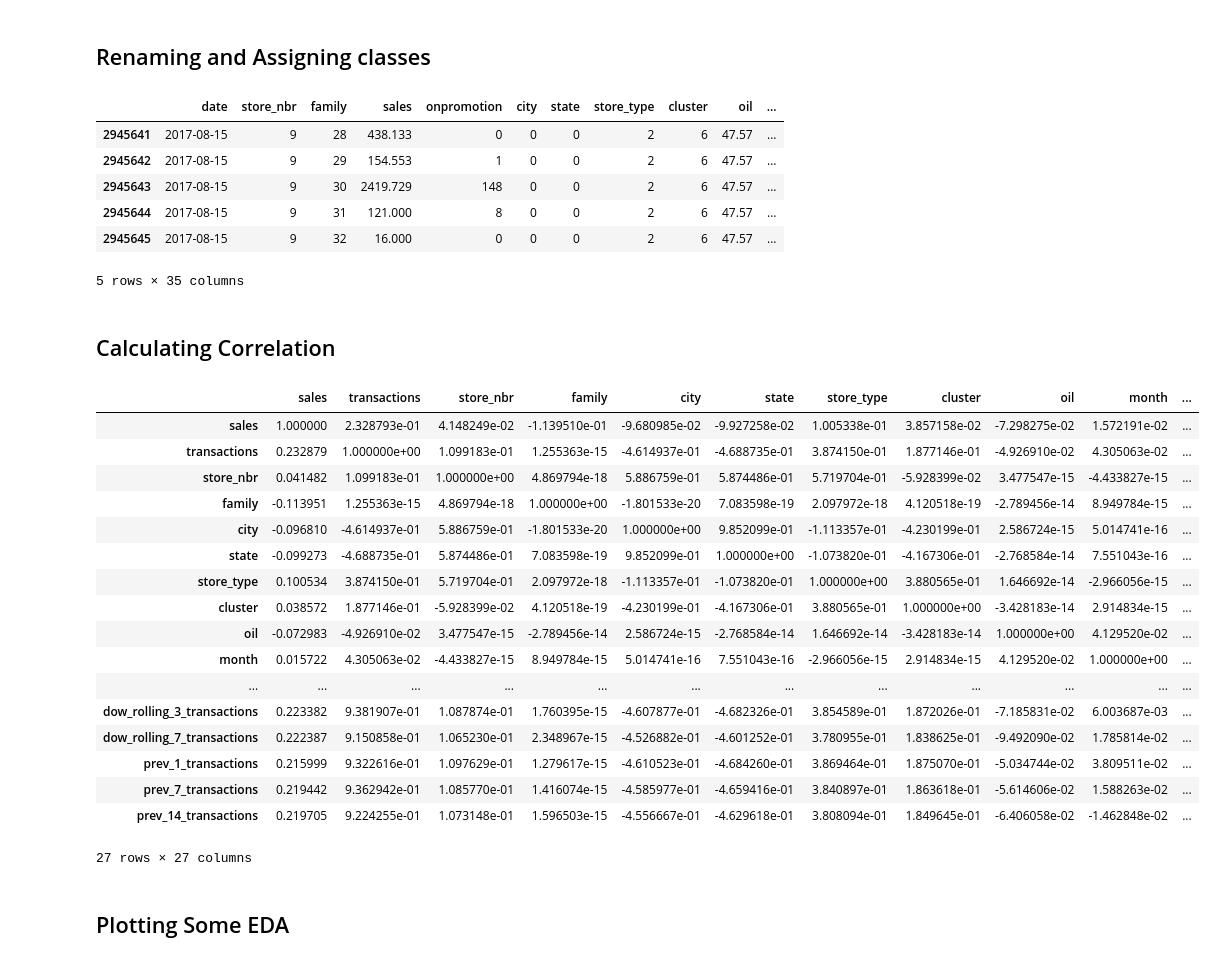
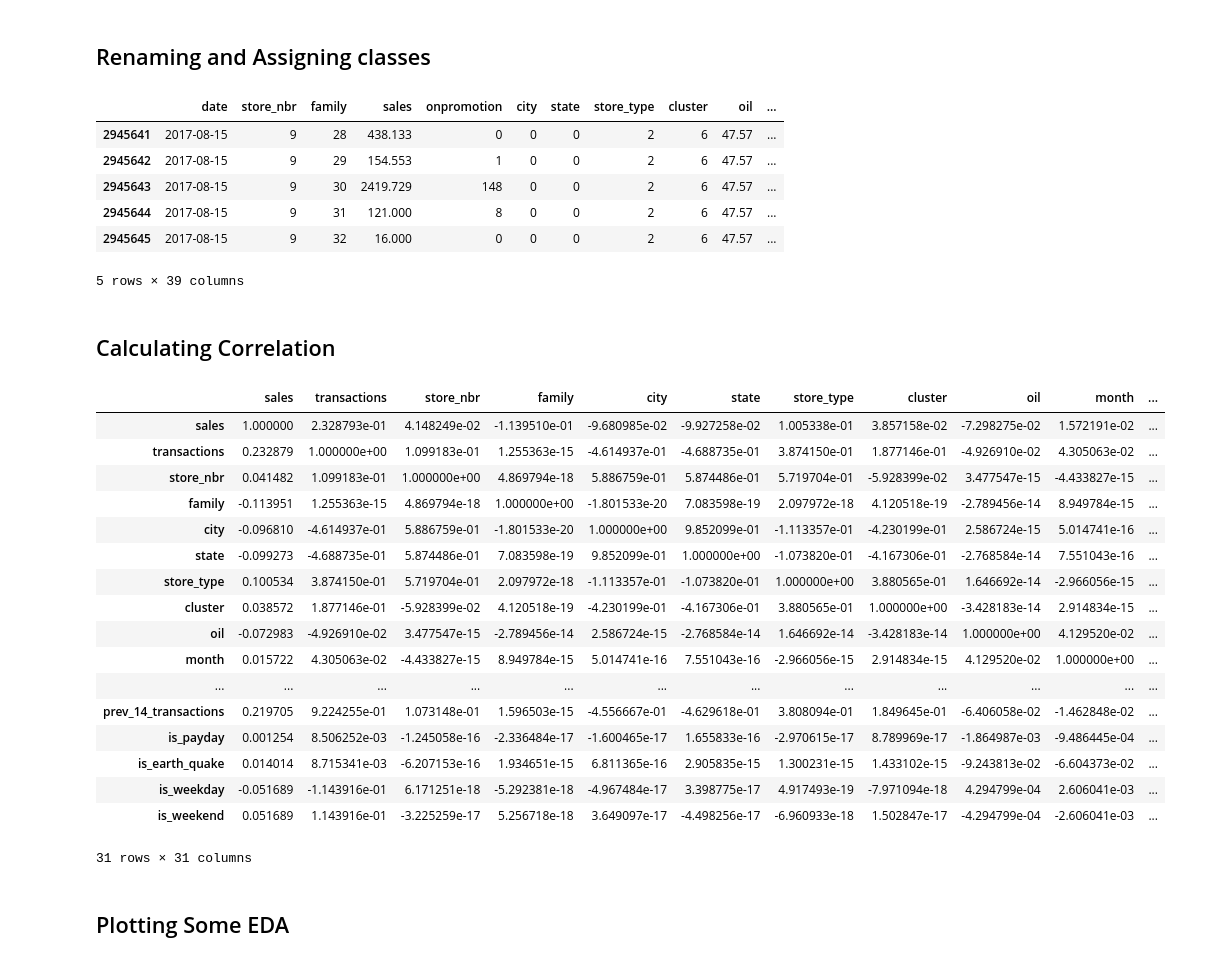
Before and after one commit to Crashprn/KaggleComps, a Jupyter notebook: Store_Sales/data_preprocessing.ipynb, the cells around one changed output. Drawn from its saved outputs; the diff is of its cells as text; code cells hidden in the pictures.

```diff
--- a/Store_Sales/data_preprocessing.ipynb
+++ b/Store_Sales/data_preprocessing.ipynb
@@ -98,6 +98,11 @@ rolling_db = grouped_apply_agg(
 
 db = db.merge(rolling_db, on=['date','store_nbr', 'family'], how='left')
 
+db['is_payday'] = db['date'].apply(is_payday)
+db['is_earth_quake'] = (db['date'] >= '2016-04-16') & (db['date'] < '2016-05-01')
+db['is_weekday'] = db['day_of_week'].apply(lambda x: 1 if x < 5 else 0)
+db['is_weekend'] = db['day_of_week'].apply(lambda x: 1 if x >= 5 else 0)
+
 db = db.sort_index()
 # %%
 display(db.head(20))
@@ -173,7 +178,7 @@ display(db.tail())
 | 2945643 | 2017-08-15 | 9 | 30 | 2419.729 | 148 | 0 | 0 | 2 | 6 | 47.57 | ... |
 | 2945644 | 2017-08-15 | 9 | 31 | 121.000 | 8 | 0 | 0 | 2 | 6 | 47.57 | ... |
 | 2945645 | 2017-08-15 | 9 | 32 | 16.000 | 0 | 0 | 0 | 2 | 6 | 47.57 | ... |
-5 rows × 35 columns
+5 rows × 39 columns
 # %% [markdown]
 ## Calculating Correlation
 # %%
@@ -202,39 +207,43 @@ rows = [
     'dow_rolling_1_transactions',
     'dow_rolling_3_transactions',
     'dow_rolling_7_transactions',
     'prev_1_transactions',
     'prev_7_transactions',
     'prev_14_transactions',
+    'is_payday',
+    'is_earth_quake',
+    'is_weekday',
+    'is_weekend',
 ]
 
 cov_db = db[rows].copy()
 for col in cov_db.columns:
     cov_db[col] = cov_db[col].astype(np.float32)
 
 cov_matrix = cov_db.corr()
 
 display(cov_matrix)
 
 del cov_db
 # %% [output]
 |  | sales | transactions | store_nbr | family | city | state | store_type | cluster | oil | month | ... |
 | sales | 1.000000 | 2.328793e-01 | 4.148249e-02 | -1.139510e-01 | -9.680985e-02 | -9.927258e-02 | 1.005338e-01 | 3.857158e-02 | -7.298275e-02 | 1.572191e-02 | ... |
 | transactions | 0.232879 | 1.000000e+00 | 1.099183e-01 | 1.255363e-15 | -4.614937e-01 | -4.688735e-01 | 3.874150e-01 | 1.877146e-01 | -4.926910e-02 | 4.305063e-02 | ... |
 | store_nbr | 0.041482 | 1.099183e-01 | 1.000000e+00 | 4.869794e-18 | 5.886759e-01 | 5.874486e-01 | 5.719704e-01 | -5.928399e-02 | 3.477547e-15 | -4.433827e-15 | ... |
 | family | -0.113951 | 1.255363e-15 | 4.869794e-18 | 1.000000e+00 | -1.801533e-20 | 7.083598e-19 | 2.097972e-18 | 4.120518e-19 | -2.789456e-14 | 8.949784e-15 | ... |
 | city | -0.096810 | -4.614937e-01 | 5.886759e-01 | -1.801533e-20 | 1.000000e+00 | 9.852099e-01 | -1.113357e-01 | -4.230199e-01 | 2.586724e-15 | 5.014741e-16 | ... |
 | state | -0.099273 | -4.688735e-01 | 5.874486e-01 | 7.083598e-19 | 9.852099e-01 | 1.000000e+00 | -1.073820e-01 | -4.167306e-01 | -2.768584e-14 | 7.551043e-16 | ... |
 | store_type | 0.100534 | 3.874150e-01 | 5.719704e-01 | 2.097972e-18 | -1.113357e-01 | -1.073820e-01 | 1.000000e+00 | 3.880565e-01 | 1.646692e-14 | -2.966056e-15 | ... |
 | cluster | 0.038572 | 1.877146e-01 | -5.928399e-02 | 4.120518e-19 | -4.230199e-01 | -4.167306e-01 | 3.880565e-01 | 1.000000e+00 | -3.428183e-14 | 2.914834e-15 | ... |
 | oil | -0.072983 | -4.926910e-02 | 3.477547e-15 | -2.789456e-14 | 2.586724e-15 | -2.768584e-14 | 1.646692e-14 | -3.428183e-14 | 1.000000e+00 | 4.129520e-02 | ... |
 | month | 0.015722 | 4.305063e-02 | -4.433827e-15 | 8.949784e-15 | 5.014741e-16 | 7.551043e-16 | -2.966056e-15 | 2.914834e-15 | 4.129520e-02 | 1.000000e+00 | ... |
 | ... | ... | ... | ... | ... | ... | ... | ... | ... | ... | ... | ... |
-| dow_rolling_3_transactions | 0.223382 | 9.381907e-01 | 1.087874e-01 | 1.760395e-15 | -4.607877e-01 | -4.682326e-01 | 3.854589e-01 | 1.872026e-01 | -7.185831e-02 | 6.003687e-03 | ... |
-| dow_rolling_7_transactions | 0.222387 | 9.150858e-01 | 1.065230e-01 | 2.348967e-15 | -4.526882e-01 | -4.601252e-01 | 3.780955e-01 | 1.838625e-01 | -9.492090e-02 | 1.785814e-02 | ... |
-| prev_1_transactions | 0.215999 | 9.322616e-01 | 1.097629e-01 | 1.279617e-15 | -4.610523e-01 | -4.684260e-01 | 3.869464e-01 | 1.875070e-01 | -5.034744e-02 | 3.809511e-02 | ... |
-| prev_7_transactions | 0.219442 | 9.362942e-01 | 1.085770e-01 | 1.416074e-15 | -4.585977e-01 | -4.659416e-01 | 3.840897e-01 | 1.863618e-01 | -5.614606e-02 | 1.588263e-02 | ... |
 | prev_14_transactions | 0.219705 | 9.224255e-01 | 1.073148e-01 | 1.596503e-15 | -4.556667e-01 | -4.629618e-01 | 3.808094e-01 | 1.849645e-01 | -6.406058e-02 | -1.462848e-02 | ... |
+| is_payday | 0.001254 | 8.506252e-03 | -1.245058e-16 | -2.336484e-17 | -1.600465e-17 | 1.655833e-16 | -2.970615e-17 | 8.789969e-17 | -1.864987e-03 | -9.486445e-04 | ... |
+| is_earth_quake | 0.014014 | 8.715341e-03 | -6.207153e-16 | 1.934651e-15 | 6.811365e-16 | 2.905835e-15 | 1.300231e-15 | 1.433102e-15 | -9.243813e-02 | -6.604373e-02 | ... |
+| is_weekday | -0.051689 | -1.143916e-01 | 6.171251e-18 | -5.292381e-18 | -4.967484e-17 | 3.398775e-17 | 4.917493e-19 | -7.971094e-18 | 4.294799e-04 | 2.606041e-03 | ... |
+| is_weekend | 0.051689 | 1.143916e-01 | -3.225259e-17 | 5.256718e-18 | 3.649097e-17 | -4.498256e-17 | -6.960933e-18 | 1.502847e-17 | -4.294799e-04 | -2.606041e-03 | ... |
-27 rows × 27 columns
+31 rows × 31 columns
 # %% [markdown]
 ## Plotting Some EDA
 # %% [markdown]
```
Also changed, not shown: parts of 4 cells of this notebook, 2 other files.
